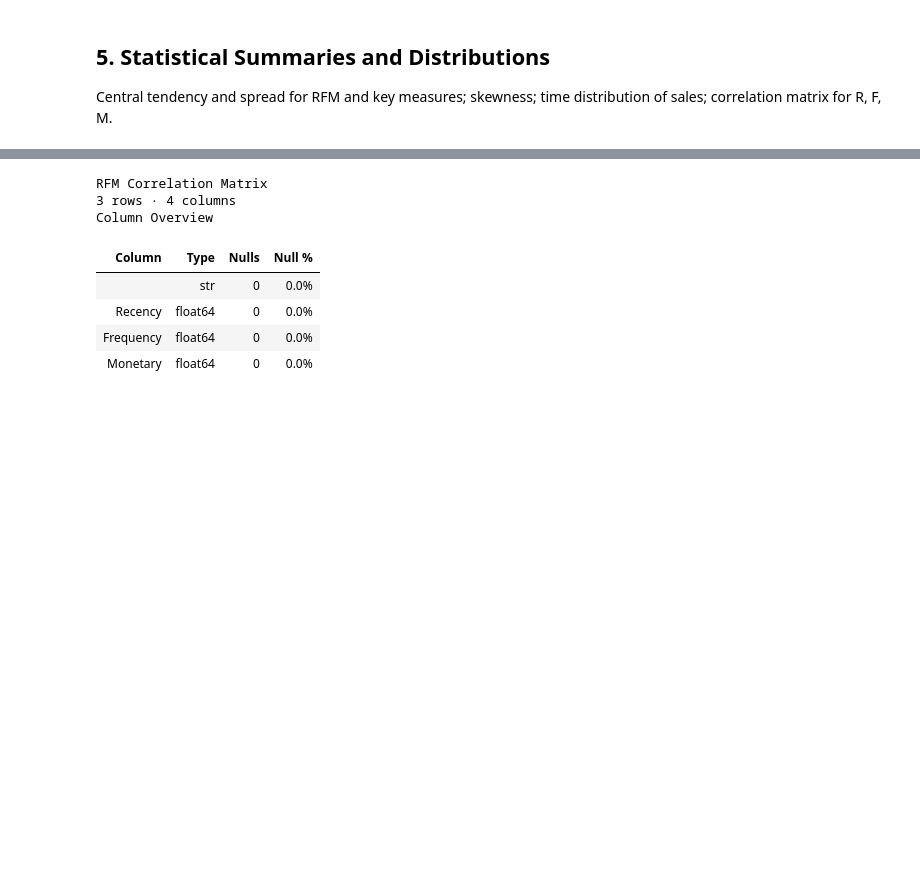
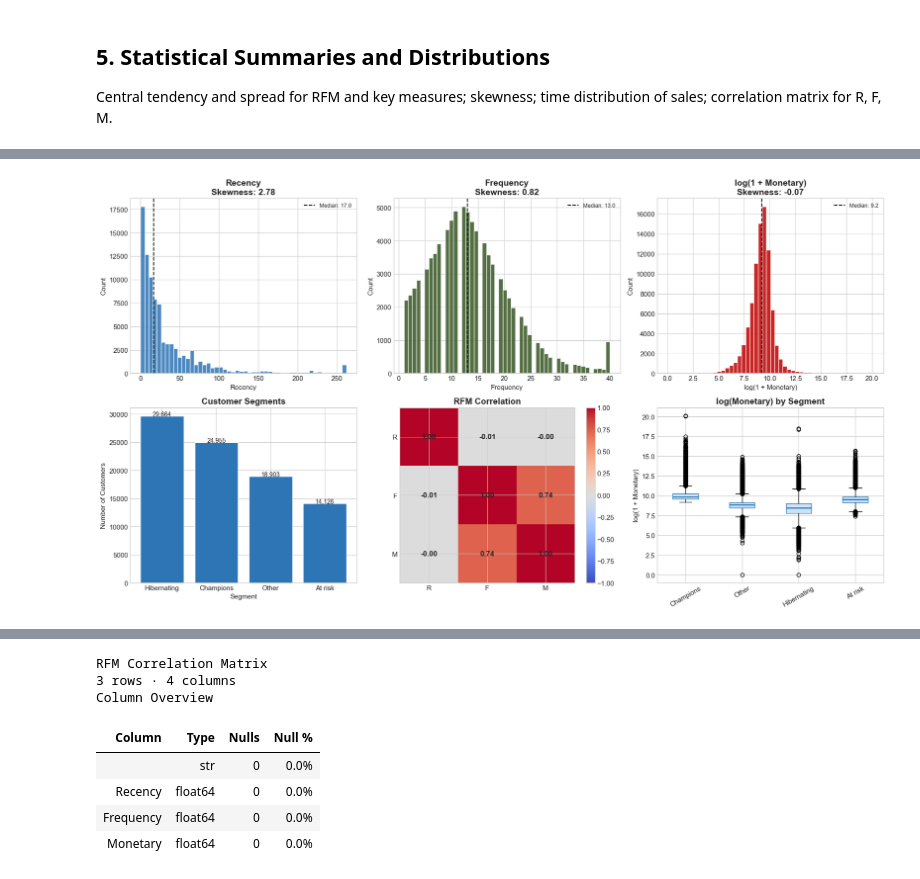
Before and after one commit to Symooomzip/dislogpfe, a Jupyter notebook: notebooks/02_eda.ipynb, the cells around one changed output, grey strips where cells are left out. Drawn from its saved outputs; the diff is of its cells as text; code cells hidden in the pictures; blank space fills up the shorter version.

```diff
--- a/notebooks/02_eda.ipynb
+++ b/notebooks/02_eda.ipynb
@@ -888,0 +706,58 @@ Numeric Summary
+# %%
+from scipy import stats
+
+fig, axes = plt.subplots(2, 3, figsize=(18, 10))
+
+BLUE = '#2E75B6'
+
+# Row 1: R, F, M histograms
+for ax, col, color in zip(axes[0], ['Recency', 'Frequency', 'Monetary'], [BLUE, '#375623', '#C00000']):
+    data = df_rfm[col].dropna()
+    if col == 'Monetary':
+        data = np.log1p(data)
+        label = 'log(1 + Monetary)'
+    else:
+        data = data.clip(upper=data.quantile(0.99))
+        label = col
+    ax.hist(data, bins=50, color=color, edgecolor='white', alpha=0.85)
+    ax.axvline(data.median(), color='black', linestyle='--', linewidth=1.5,
+               label=f'Median: {data.median():.1f}')
+    skew = stats.skew(data)
+    ax.set_title(f'{label}\nSkewness: {skew:.2f}', fontweight='bold')
+    ax.set_xlabel(label)
+    ax.set_ylabel('Count')
+    ax.legend(fontsize=9)
+
+# Row 2: Segment counts bar, RFM correlation heatmap, Monetary by segment box
+seg_counts = df_rfm['Segment'].value_counts().sort_values(ascending=False)
+axes[1, 0].bar(seg_counts.index, seg_counts.values, color=BLUE, edgecolor='white')
+axes[1, 0].set_title('Customer Segments', fontweight='bold')
+axes[1, 0].set_ylabel('Number of Customers')
+axes[1, 0].set_xlabel('Segment')
+for i, v in enumerate(seg_counts.values):
+    axes[1, 0].text(i, v + 10, f'{v:,}', ha='center', fontsize=10)
+
+corr = df_rfm[['Recency', 'Frequency', 'Monetary']].corr()
+im = axes[1, 1].imshow(corr.values, cmap='coolwarm', vmin=-1, vmax=1)
+axes[1, 1].set_xticks(range(3)); axes[1, 1].set_yticks(range(3))
+axes[1, 1].set_xticklabels(['R', 'F', 'M']); axes[1, 1].set_yticklabels(['R', 'F', 'M'])
+axes[1, 1].set_title('RFM Correlation', fontweight='bold')
+for i in range(3):
+    for j in range(3):
+        axes[1, 1].text(j, i, f'{corr.values[i,j]:.2f}', ha='center', va='center', fontsize=12, fontweight='bold')
+plt.colorbar(im, ax=axes[1, 1])
+
+df_rfm['Monetary_log'] = np.log1p(df_rfm['Monetary'])
+segments = df_rfm['Segment'].unique()
+data_box = [df_rfm[df_rfm['Segment'] == s]['Monetary_log'].dropna().values for s in segments]
+axes[1, 2].boxplot(data_box, labels=segments, patch_artist=True,
+                   boxprops=dict(facecolor='#cce3f5', color=BLUE),
+                   medianprops=dict(color=BLUE, linewidth=2))
+axes[1, 2].set_title('log(Monetary) by Segment', fontweight='bold')
+axes[1, 2].set_ylabel('log(1 + Monetary)')
+axes[1, 2].tick_params(axis='x', rotation=30)
+
+plt.tight_layout()
+plt.show()
+# %% [output]
+[figure, added]
```
Also changed, not shown: parts of 7 cells of this notebook, 5 other files.
